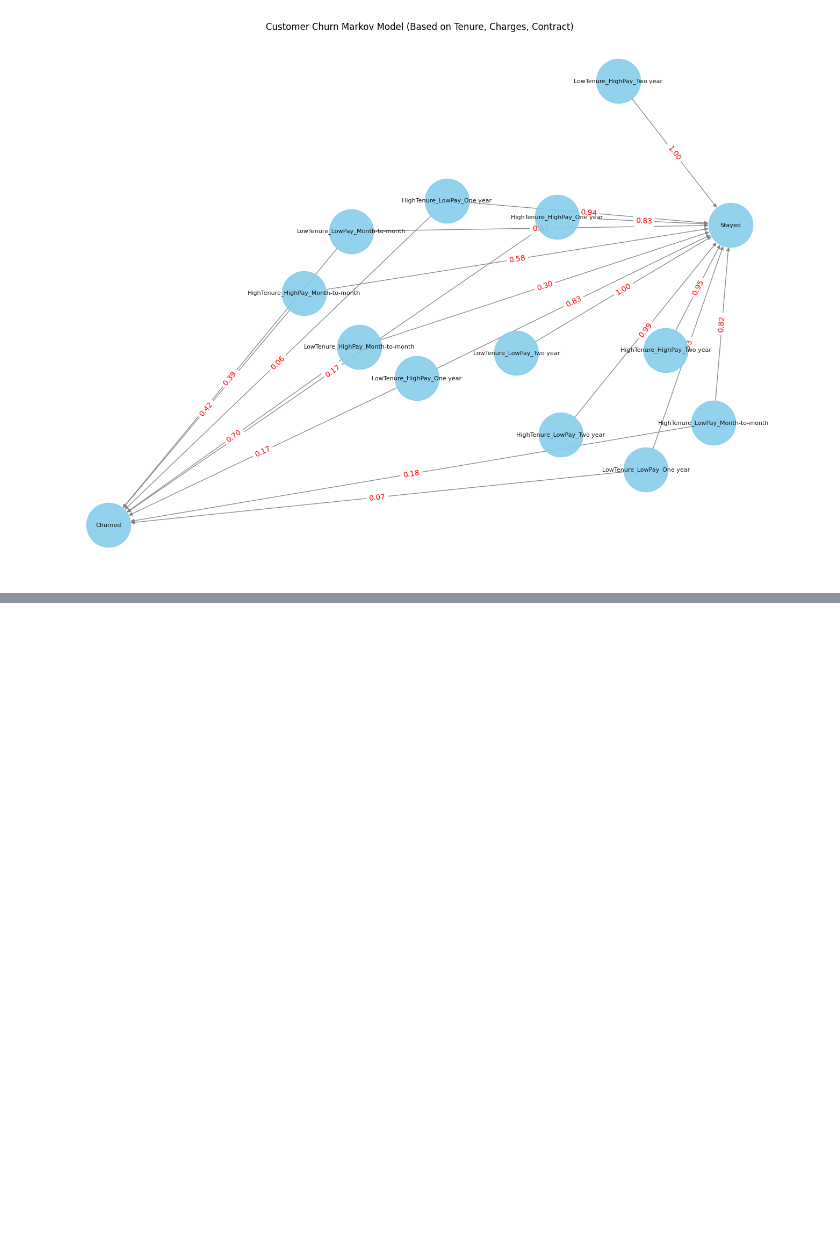
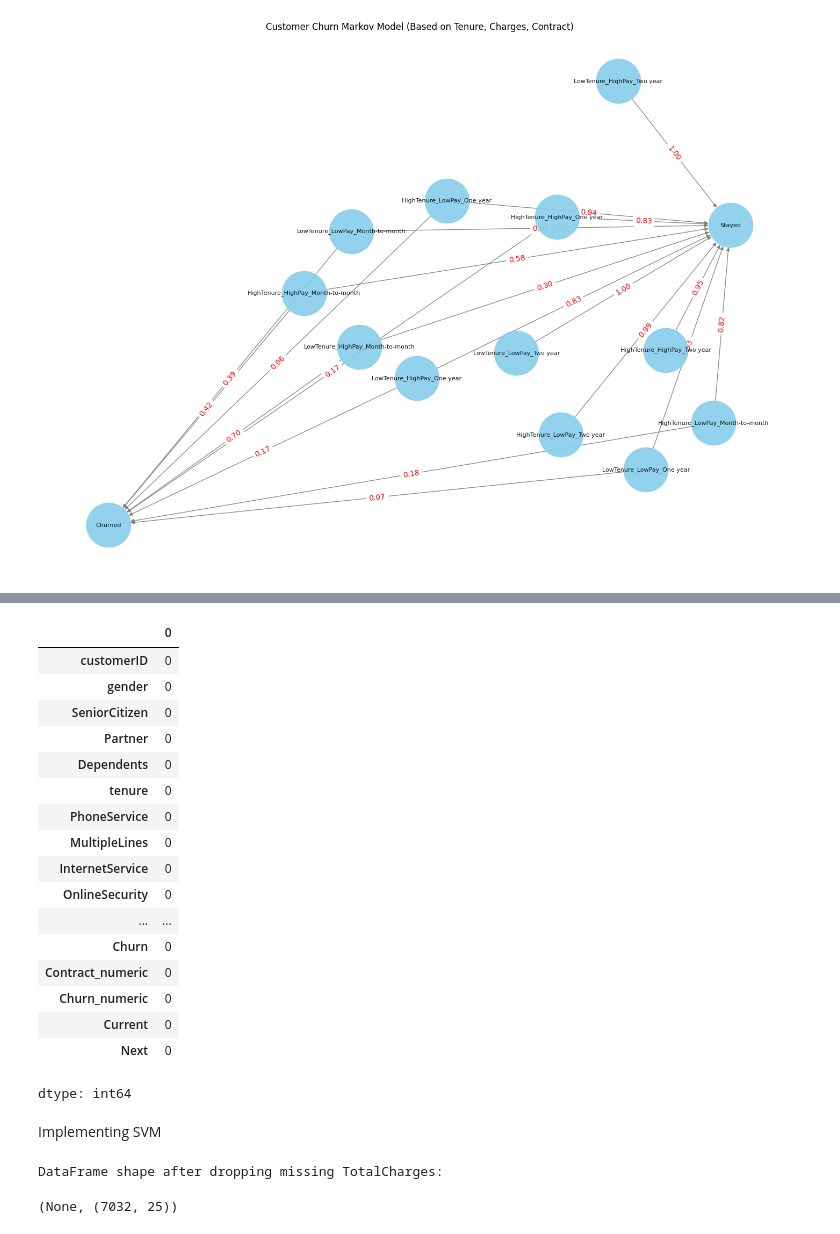
Before and after one commit to youssefkamel02/AI-milestone, a Jupyter notebook: trial-1.ipynb, the cells around one changed output, grey strips where cells are left out. Cells and saved outputs as stored; diff of their text form; code cells hidden in the pictures; blank space fills up the shorter version.

```diff
--- a/trial-1.ipynb
+++ b/trial-1.ipynb
@@ -364,0 +266,23 @@ Features after scaling and encoding:
+# %%
+df.isnull().sum()
+# %% [output]
+|  | 0 |
+| customerID | 0 |
+| gender | 0 |
+| SeniorCitizen | 0 |
+| Partner | 0 |
+| Dependents | 0 |
+| tenure | 0 |
+| PhoneService | 0 |
+| MultipleLines | 0 |
+| InternetService | 0 |
+| OnlineSecurity | 0 |
+| ... | ... |
+| Churn | 0 |
+| Contract_numeric | 0 |
+| Churn_numeric | 0 |
+| Current | 0 |
+| Next | 0 |
+dtype: int64
+# %% [markdown]
+Implementing SVM
@@ -364,0 +294,10 @@ Features after scaling and encoding:
+# %%
+
+df['TotalCharges'] = pd.to_numeric(df['TotalCharges'], errors='coerce')
+
+
+df.dropna(subset=['TotalCharges'], inplace=True)
+print("DataFrame shape after dropping missing TotalCharges:"), df.shape
+# %% [output]
+DataFrame shape after dropping missing TotalCharges:
+(None, (7032, 25))
```
Also changed, not shown: parts of 9 cells of this notebook.
